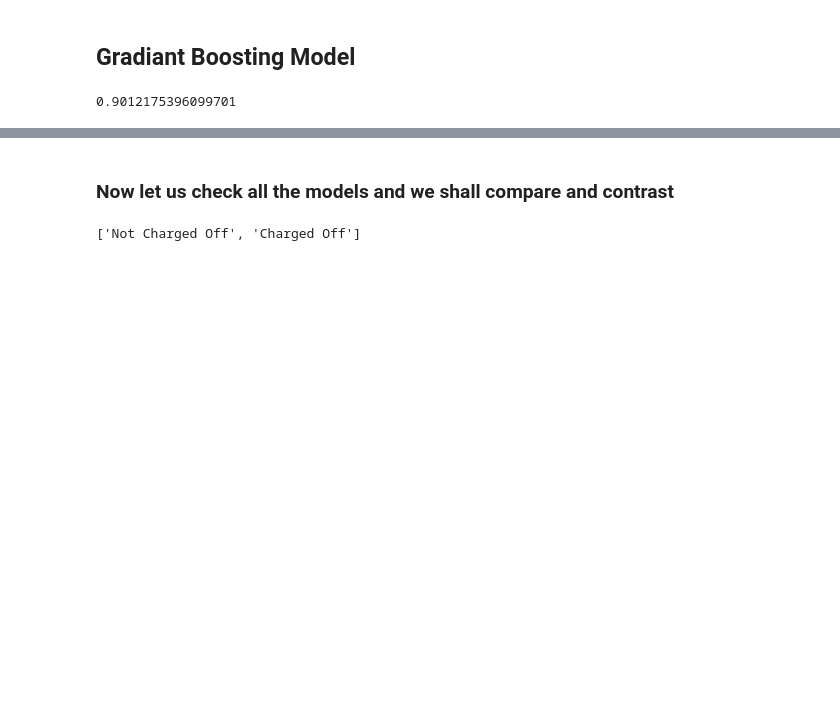
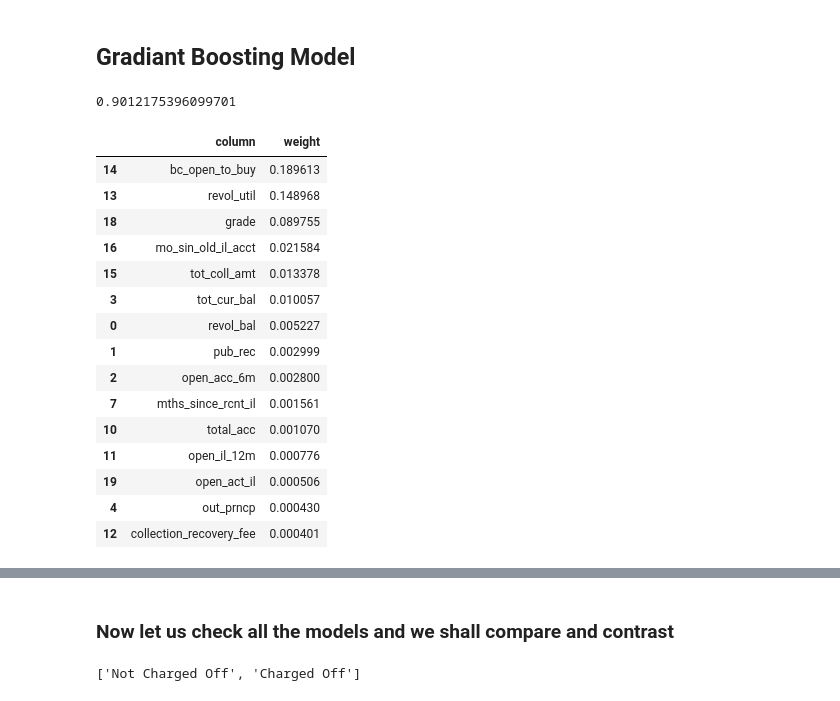
Before and after one commit to BigData718/LendingClub, a Jupyter notebook: Final_IST_Bigdata.ipynb, the cells around one changed output, grey strips where cells are left out. Cells and saved outputs as stored; diff of their text form; code cells hidden in the pictures; blank space fills up the shorter version.

```diff
--- a/Final_IST_Bigdata.ipynb
+++ b/Final_IST_Bigdata.ipynb
@@ -1426,3 +1472,23 @@ bceR = BinaryClassificationEvaluator(labelCol = 'encoded_loan_status')
 bceR.evaluate(fitted_gbt_pipelineR.transform(revised_test))
 # %% [output]
 0.9012175396099701
+# %%
+pd.DataFrame(list(zip(new_cols, rf_modelR.featureImportances.toArray())),
+            columns = ['column', 'weight']).sort_values('weight',ascending = False).head(15)
+# %% [output]
+|  | column | weight |
+| 14 | bc_open_to_buy | 0.189613 |
+| 13 | revol_util | 0.148968 |
+| 18 | grade | 0.089755 |
+| 16 | mo_sin_old_il_acct | 0.021584 |
+| 15 | tot_coll_amt | 0.013378 |
+| 3 | tot_cur_bal | 0.010057 |
+| 0 | revol_bal | 0.005227 |
+| 1 | pub_rec | 0.002999 |
+| 2 | open_acc_6m | 0.002800 |
+| 7 | mths_since_rcnt_il | 0.001561 |
+| 10 | total_acc | 0.001070 |
+| 11 | open_il_12m | 0.000776 |
+| 19 | open_act_il | 0.000506 |
+| 4 | out_prncp | 0.000430 |
+| 12 | collection_recovery_fee | 0.000401 |
```
Also changed, not shown: parts of 5 cells of this notebook.
